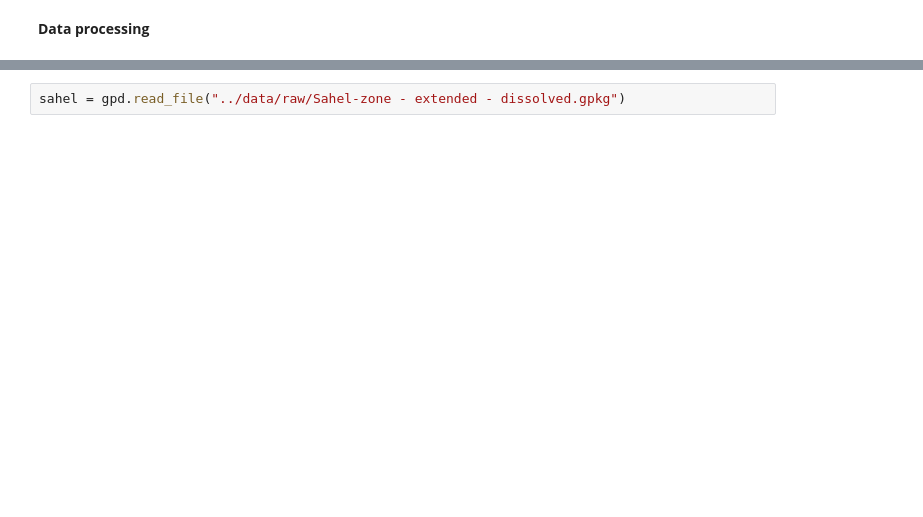
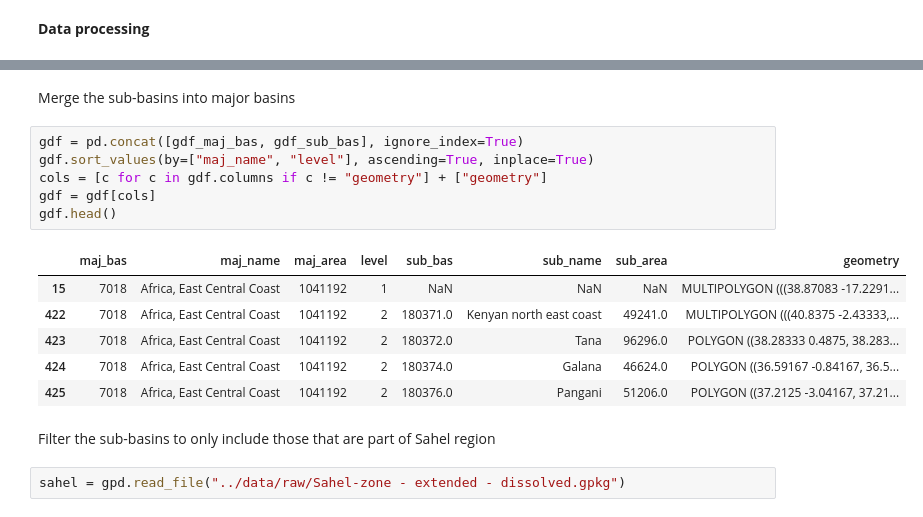
Before and after one commit to wetlands-international/wetlands-atlas, a Jupyter notebook: data-processing/notebooks/01_download_data.ipynb, the cells around one changed output, grey strips where cells are left out. Drawn from its saved outputs; the diff is of its cells as text; blank space fills up the shorter version.

```diff
--- a/data-processing/notebooks/01_download_data.ipynb
+++ b/data-processing/notebooks/01_download_data.ipynb
@@ -133,3 +165,20 @@ gdf.plot()
+# %% [markdown]
+Merge the sub-basins into major basins
+# %%
+gdf = pd.concat([gdf_maj_bas, gdf_sub_bas], ignore_index=True)
+gdf.sort_values(by=["maj_name", "level"], ascending=True, inplace=True)
+cols = [c for c in gdf.columns if c != "geometry"] + ["geometry"]
+gdf = gdf[cols]
+gdf.head()
+# %% [output]
+|  | maj_bas | maj_name | maj_area | level | sub_bas | sub_name | sub_area | geometry |
+| 15 | 7018 | Africa, East Central Coast | 1041192 | 1 | NaN | NaN | NaN | MULTIPOLYGON (((38.87083 -17.2291... |
+| 422 | 7018 | Africa, East Central Coast | 1041192 | 2 | 180371.0 | Kenyan north east coast | 49241.0 | MULTIPOLYGON (((40.8375 -2.43333,... |
+| 423 | 7018 | Africa, East Central Coast | 1041192 | 2 | 180372.0 | Tana | 96296.0 | POLYGON ((38.28333 0.4875, 38.283... |
+| 424 | 7018 | Africa, East Central Coast | 1041192 | 2 | 180374.0 | Galana | 46624.0 | POLYGON ((36.59167 -0.84167, 36.5... |
+| 425 | 7018 | Africa, East Central Coast | 1041192 | 2 | 180376.0 | Pangani | 51206.0 | POLYGON ((37.2125 -3.04167, 37.21... |
+# %% [markdown]
+Filter the sub-basins to only include those that are part of Sahel region
 # %%
 sahel = gpd.read_file("../data/raw/Sahel-zone - extended - dissolved.gpkg")
 # %%
```
Also changed, not shown: parts of 16 cells of this notebook.
